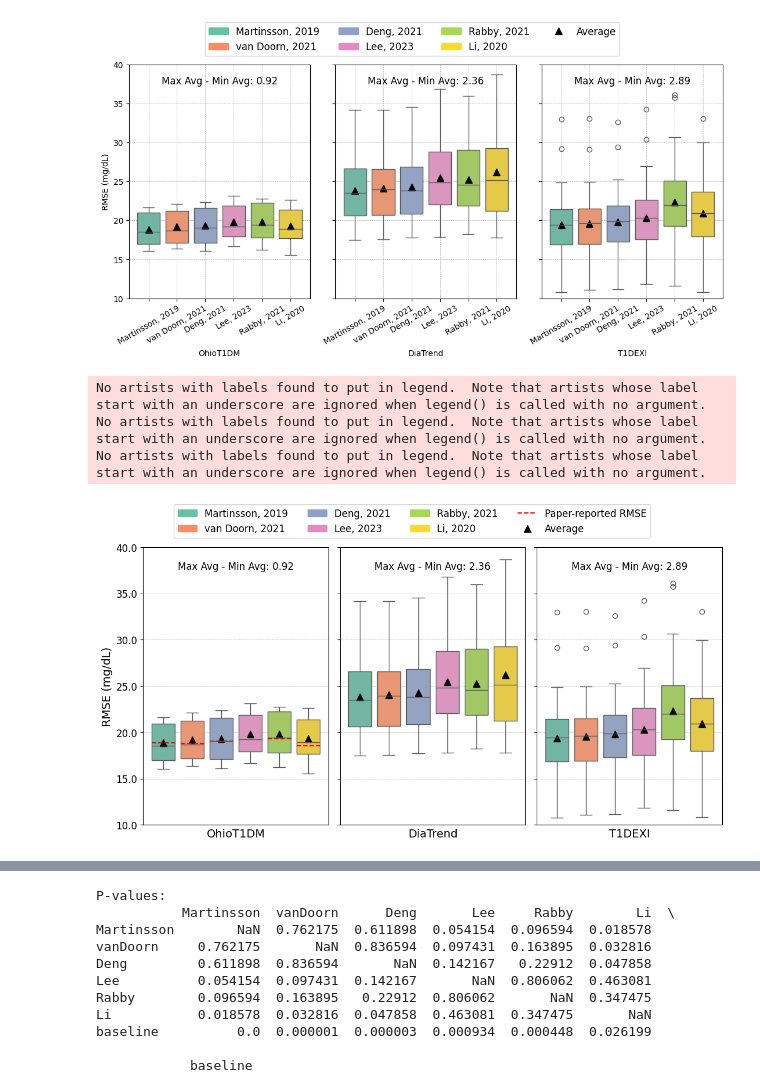
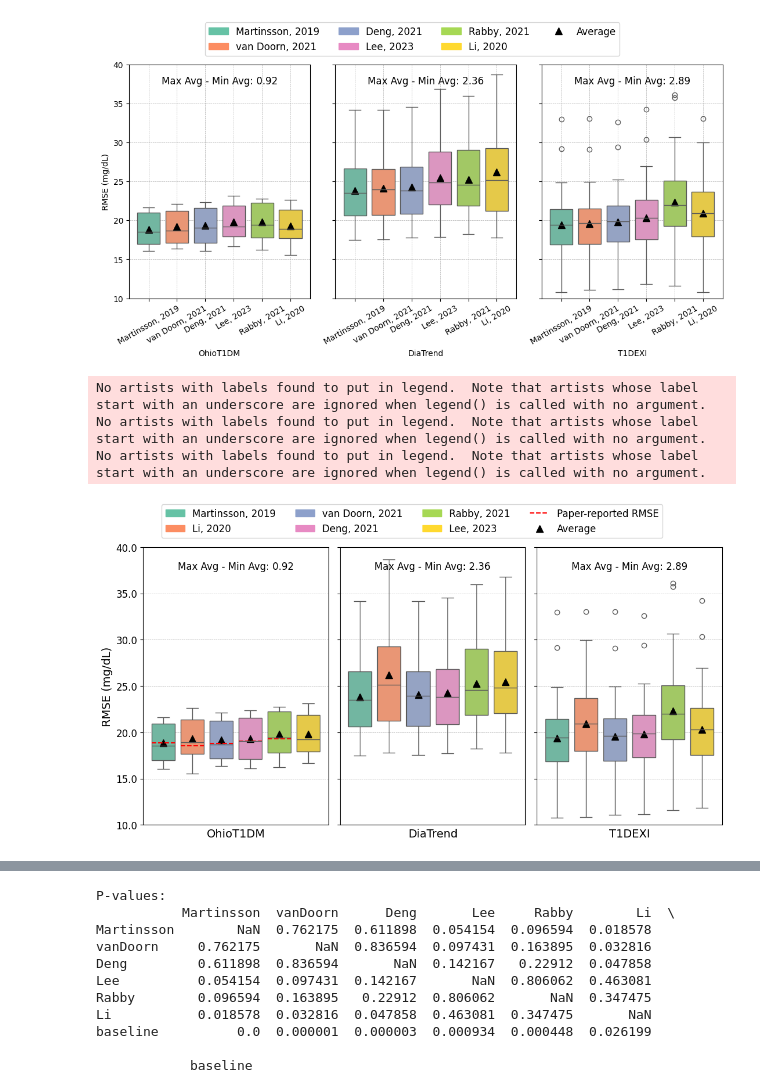
Before and after one commit to Augmented-Health-Lab/ReproGenBG_ML4H, a Jupyter notebook: ResultCalculation/result_figures.ipynb, the cells around one changed output, grey strips where cells are left out. Saved outputs shown, nothing was run; the diff lists cells and outputs as text; code cells hidden in the pictures.

Commit message:
generate new figures for result

```diff
--- a/ResultCalculation/result_figures.ipynb
+++ b/ResultCalculation/result_figures.ipynb
@@ -331,27 +331,28 @@ from matplotlib.patches import Patch
 # Mapping of old method names to new method names
 method_name_mapping = {
     'Martinsson': 'Martinsson, 2019',
+    'Li': 'Li, 2020',
     'vanDoorn': 'van Doorn, 2021',
     'Deng': 'Deng, 2021',
+    'Rabby': 'Rabby, 2021',
     'Lee': 'Lee, 2023',
-    'Rabby': 'Rabby, 2021',
-    'Li': 'Li, 2020'
 }
 
 # Paper-reported average RMSE for each method
 paper_reported_rmse = {
     'Martinsson': 18.87,
+    'Li': 18.57,
     'vanDoorn': 18.828,
     'Deng': 19.08,
+    'Rabby': 19.28,
     'Lee': -1,
-    'Rabby': 19.28,
-    'Li': 18.57
+
 }
 
 # Melt the dataframe to have a long-form dataframe suitable for seaborn
 melted_df = retrained_result.melt(id_vars='Dataset',
-                                  value_vars=['Martinsson_retrained', 'vanDoorn_retrained', 'Deng_retrained',
-                                              'Lee_retrained', 'Rabby_retrained', 'Li_retrained'],
+                                  value_vars=['Martinsson_retrained', 'Li_retrained','vanDoorn_retrained', 'Deng_retrained',
+                                               'Rabby_retrained', 'Lee_retrained'],
                                   var_name='Group',
                                   value_name='Value')
 
@@ -399,35 +400,35 @@ for i, dataset in enumerate(datasets):
     # Add light grid
     axes[i].grid(True, which='both', linestyle='--', linewidth=0.5)
 
 # Add paper-reported RMSE as red dashed segments to the first subfigure
 for j, (method, rmse) in enumerate(paper_reported_rmse.items()):
     axes[0].plot([j - 0.4, j + 0.4], [rmse, rmse], 'r--', linewidth=1.5)
 
 # Set the y-axis range to be the same for all subplots
 axes[0].set_ylim(10, 40)
 for ax in axes:
     ax.set_yticklabels(ax.get_yticks(), fontsize=12)
 
 # Create custom legend
 handles = [
     Patch(color=sns.color_palette('Set2')[0], label='Martinsson, 2019'),
-    Patch(color=sns.color_palette('Set2')[1], label='van Doorn, 2021'),
-    Patch(color=sns.color_palette('Set2')[2], label='Deng, 2021'),
-    Patch(color=sns.color_palette('Set2')[3], label='Lee, 2023'),
+    Patch(color=sns.color_palette('Set2')[1], label='Li, 2020'),
+    Patch(color=sns.color_palette('Set2')[2], label='van Doorn, 2021'),
+    Patch(color=sns.color_palette('Set2')[3], label='Deng, 2021'),
     Patch(color=sns.color_palette('Set2')[4], label='Rabby, 2021'),
-    Patch(color=sns.color_palette('Set2')[5], label='Li, 2020'),
+    Patch(color=sns.color_palette('Set2')[5], label='Lee, 2023'),
     Line2D([0], [0], color='r', linestyle='--', linewidth=1.5, label='Paper-reported RMSE'),
     Line2D([0], [0], marker='^', color='black', markersize=8, label='Average', linestyle='None')
 ]
 
 fig.legend(handles=handles, loc='upper center', ncol=4, fontsize=12, bbox_to_anchor=(0.5, 1.0))
 
 # Adjust layout
 plt.tight_layout(rect=[0, 0, 1, 0.9])
 # plt.suptitle('Retrained RMSE by Dataset and Method', fontsize=16, y=1.05)
 plt.show()
 # %% [output]
 No artists with labels found to put in legend.  Note that artists whose label start with an underscore are ignored when legend() is called with no argument.
 No artists with labels found to put in legend.  Note that artists whose label start with an underscore are ignored when legend() is called with no argument.
 No artists with labels found to put in legend.  Note that artists whose label start with an underscore are ignored when legend() is called with no argument.
-[figure, old version]
+[figure, new version]
```
Also changed, not shown: parts of 4 cells of this notebook, 5 other files.
